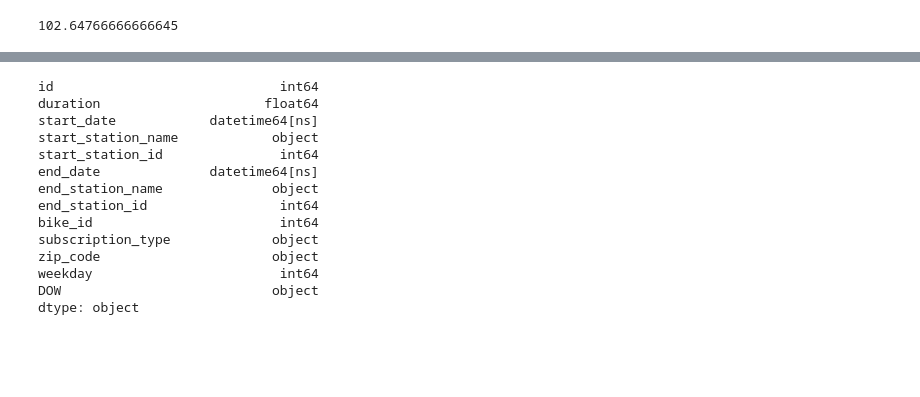
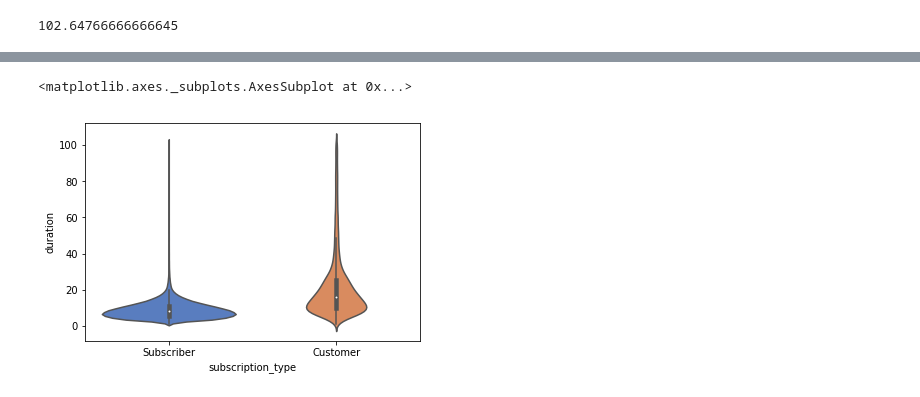
Before and after one commit to jslaga/SpringboardDSC, a Jupyter notebook: Capstone1/Capstone.ipynb, the cells around one changed output, grey strips where cells are left out. Cells and saved outputs as stored; diff of their text form; code cells hidden in the pictures; blank space fills up the shorter version.

```diff
--- a/Capstone1/Capstone.ipynb
+++ b/Capstone1/Capstone.ipynb
@@ -171,19 +219,7 @@ sf_trips_clean = sf_trips.loc[sf_trips.duration < np.quantile(sf_trips.duration,
+# %%
+sb.violinplot(x='subscription_type', y='duration', data=sf_trips_clean, palette="muted", showfliers=False)
+# %% [output]
+<matplotlib.axes._subplots.AxesSubplot at 0x...>
+[figure, added]
 # %%
 #weekday vs weekend riders
-# %%
-sf_trips_clean.dtypes
-# %% [output]
-id                             int64
-duration                     float64
-start_date            datetime64[ns]
-start_station_name            object
-start_station_id               int64
-end_date              datetime64[ns]
-end_station_name              object
-end_station_id                 int64
-bike_id                        int64
-subscription_type             object
-zip_code                      object
-weekday                        int64
-DOW                           object
-dtype: object
```
Also changed, not shown: parts of 19 cells of this notebook.
